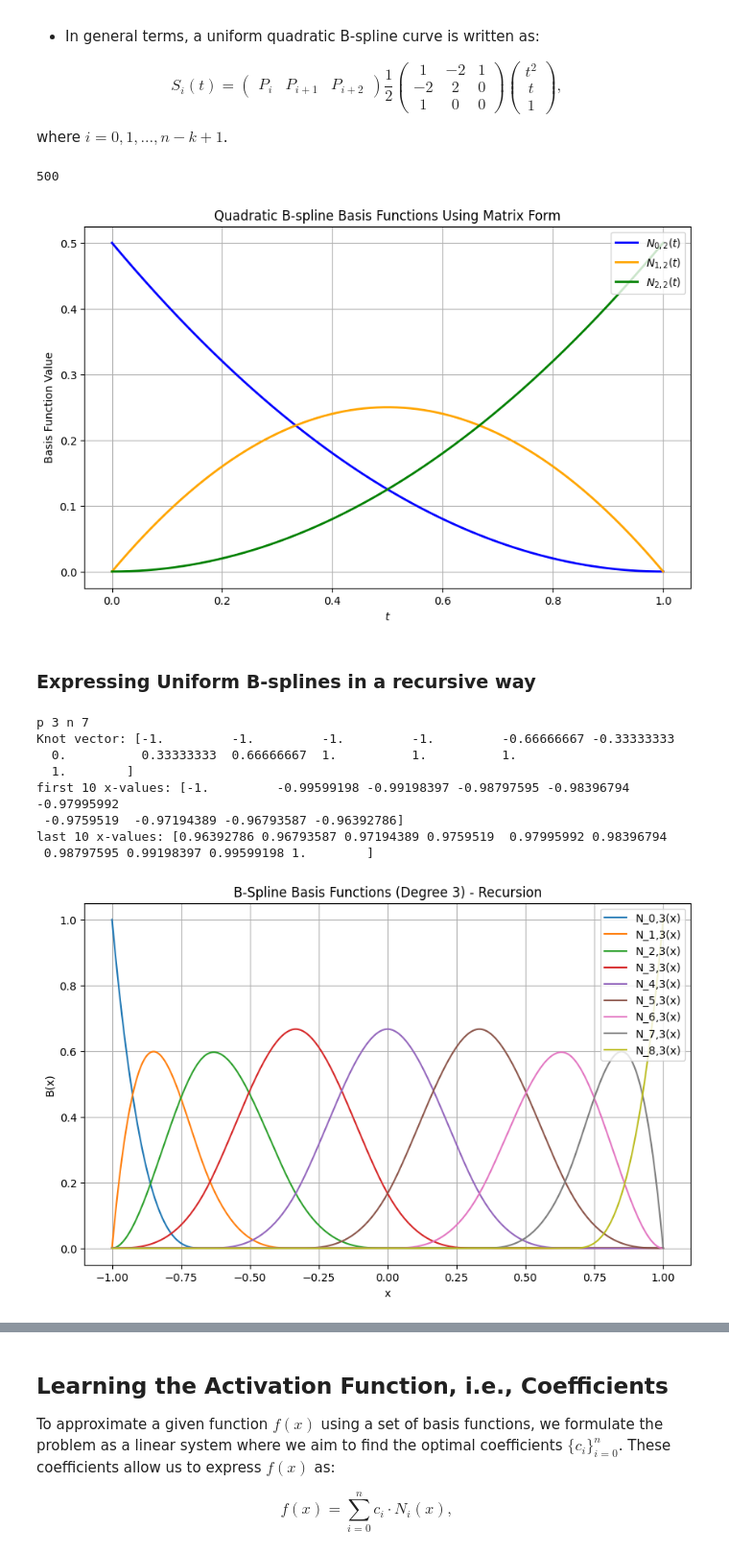
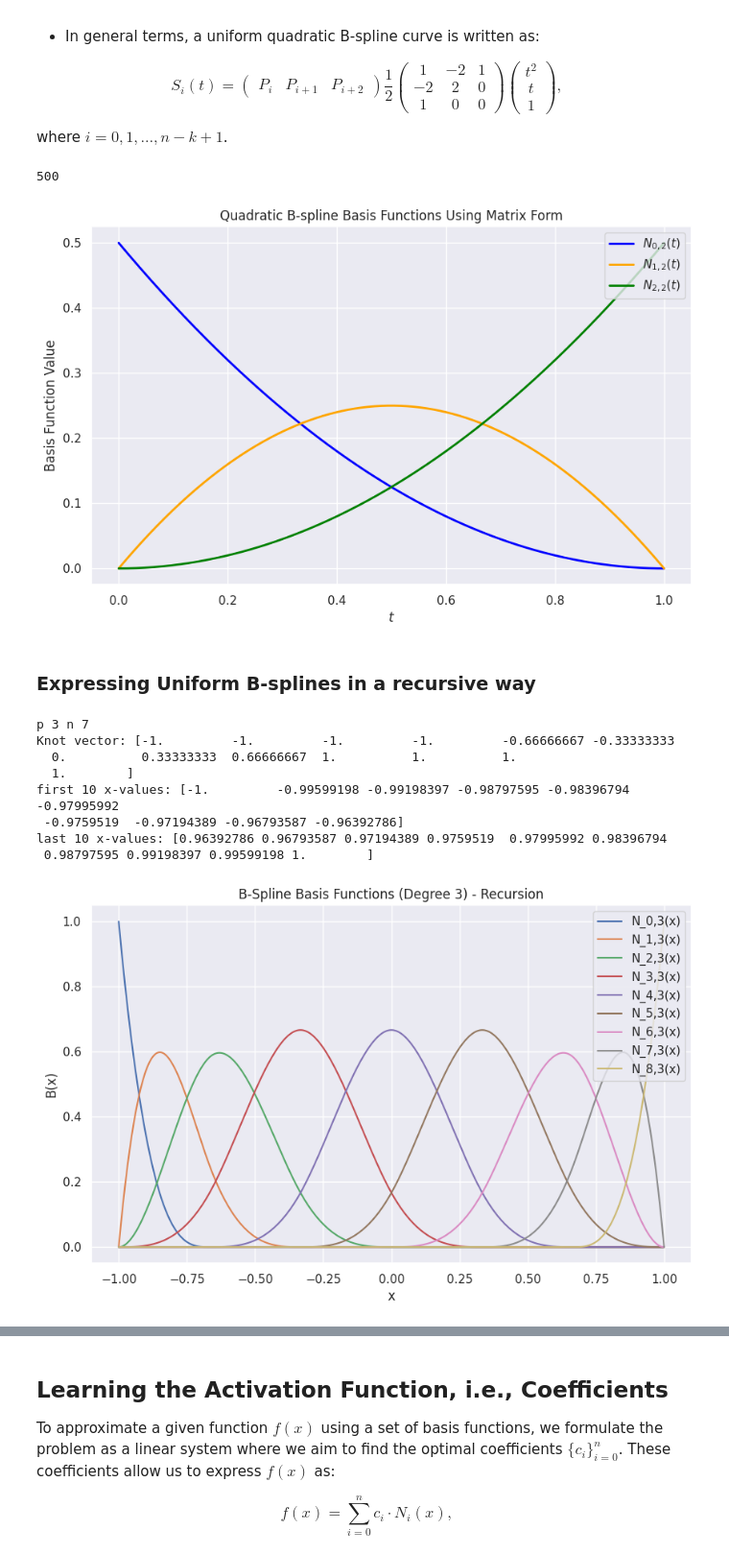
Before and after one commit to spagnoloG/kan, a Jupyter notebook: code/notebooks/02-bsplines.ipynb, the cells around one changed output, grey strips where cells are left out. Shown: that part at 96% size. Drawn from its saved outputs; the diff is of its cells as text; code cells hidden in the pictures.

```diff
--- a/code/notebooks/02-bsplines.ipynb
+++ b/code/notebooks/02-bsplines.ipynb
@@ -138,6 +138,8 @@ $$
 import numpy as np
 import torch
 import matplotlib.pyplot as plt
+import seaborn as sns
+sns.set_theme()
 # %% [markdown]
 Lets define our basis functions from example
 # %%
@@ -297,7 +299,7 @@ plt.grid(True)
 plt.show()
 # %% [output]
 500
-[figure, old version]
+[figure, new version]
 # %% [markdown]
 ### Expressing Uniform B-splines in a recursive way
 # %%
@@ -350,32 +352,32 @@ def plot_basis_functions(n, p):
     x_values = np.linspace(t[0], t[-1], 500)
 
     print("first 10 x-values:", x_values[:10])
     print("last 10 x-values:", x_values[-10:])
 
     # Plot each basis function
     plt.figure(figsize=(10, 6))
     for i in range(len(t) - p - 1):  # Number of basis functions
         y_values = [basis_function(i, p, t, x) for x in x_values]
         plt.plot(x_values, y_values, label=f'N_{i},{p}(x)')
 
     plt.title(f"B-Spline Basis Functions (Degree {p}) - Recursion")
     plt.xlabel("x")
     plt.ylabel("B(x)")
     plt.legend()
-    plt.grid()
+    plt.grid(True)
     plt.show()
 
 
 n_control_points = 7  # Number of control points
 degree = 3  # Degree of the B-spline
 plot_basis_functions(n_control_points, degree)
 # %% [output]
 p 3 n 7
 Knot vector: [-1.         -1.         -1.         -1.         -0.66666667 -0.33333333
   0.          0.33333333  0.66666667  1.          1.          1.
   1.        ]
 first 10 x-values: [-1.         -0.99599198 -0.99198397 -0.98797595 -0.98396794 -0.97995992
  -0.9759519  -0.97194389 -0.96793587 -0.96392786]
 last 10 x-values: [0.96392786 0.96793587 0.97194389 0.9759519  0.97995992 0.98396794
  0.98797595 0.99198397 0.99599198 1.        ]
-[figure, old version]
+[figure, new version]
```
Also changed, not shown: parts of 8 cells of this notebook, 1 other file.
